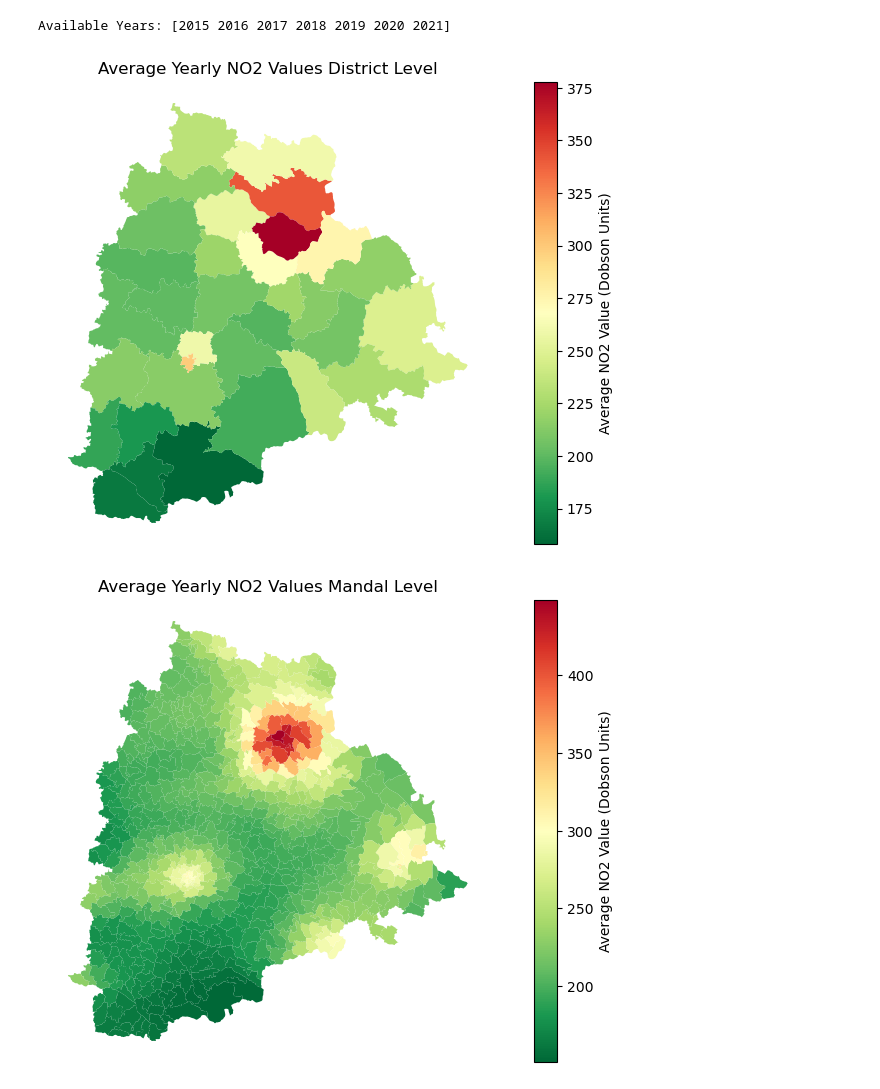
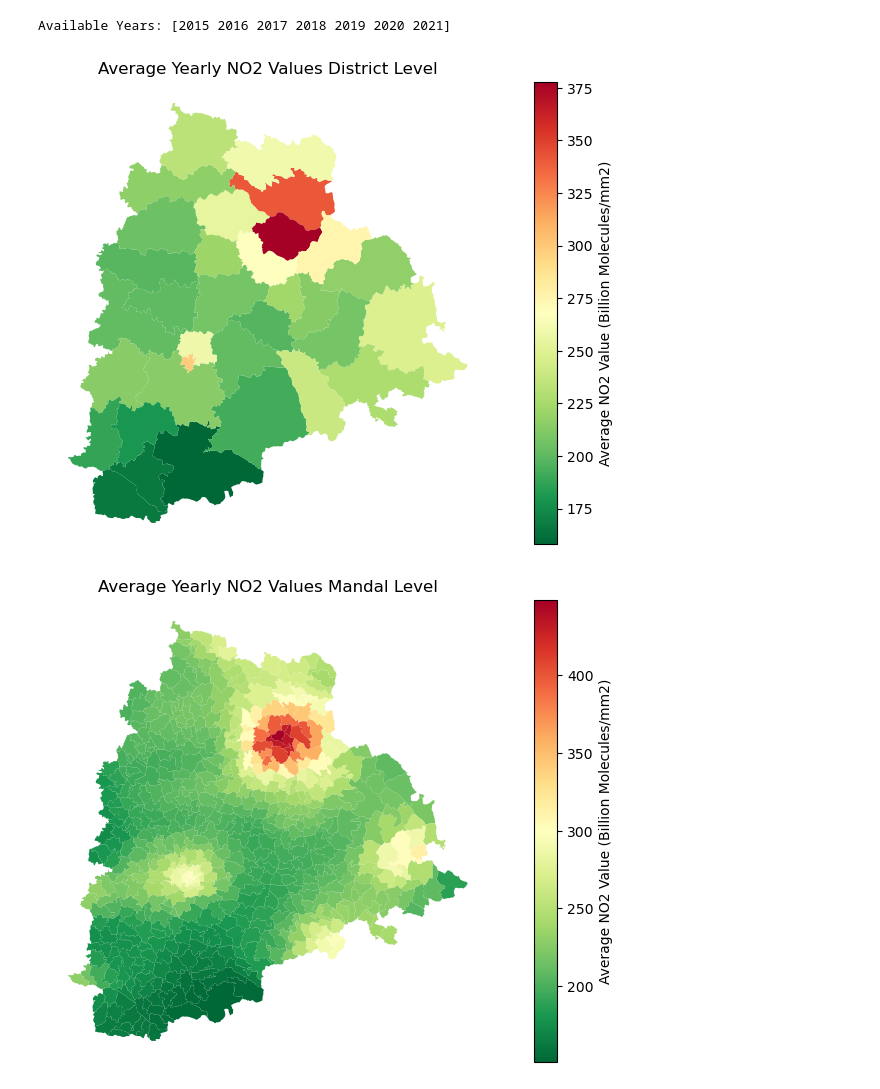
Before and after one commit to undpindia/dicra, a Jupyter notebook: analytics/sandbox/notebooks/crop_fires/DPPD_Jesse/NO2/NO2.ipynb, the cells around one changed output. Cells and saved outputs as stored; diff of their text form; code cells hidden in the pictures.

```diff
--- a/analytics/sandbox/notebooks/crop_fires/DPPD_Jesse/NO2/NO2.ipynb
+++ b/analytics/sandbox/notebooks/crop_fires/DPPD_Jesse/NO2/NO2.ipynb
@@ -55,11 +55,11 @@ print('Available Years: ' + str(df_NO2_dis['ModifiedDateTime'].dt.year.unique())
 # %% [output]
 Available Years: [2015 2016 2017 2018 2019 2020 2021]
 # %%
-dppd.create_avg_plot(df_NO2_dis, 2015, 2021, 'NO2', 'District', 'Dobson Units')
+dppd.create_avg_plot(df_NO2_dis, 2015, 2021, 'NO2', 'District', 'Billion Molecules/mm2')
 # %% [output]
-[figure, old version]
+[figure, new version]
 # %%
-dppd.create_avg_plot(df_NO2_man, 2015, 2021, 'NO2', 'Mandal', 'Dobson Units')
+dppd.create_avg_plot(df_NO2_man, 2015, 2021, 'NO2', 'Mandal', 'Billion Molecules/mm2')
 # %% [output]
-[figure, old version]
+[figure, new version]
 # %%
```
Also changed, not shown: parts of 2 cells of this notebook, 4 other files.
